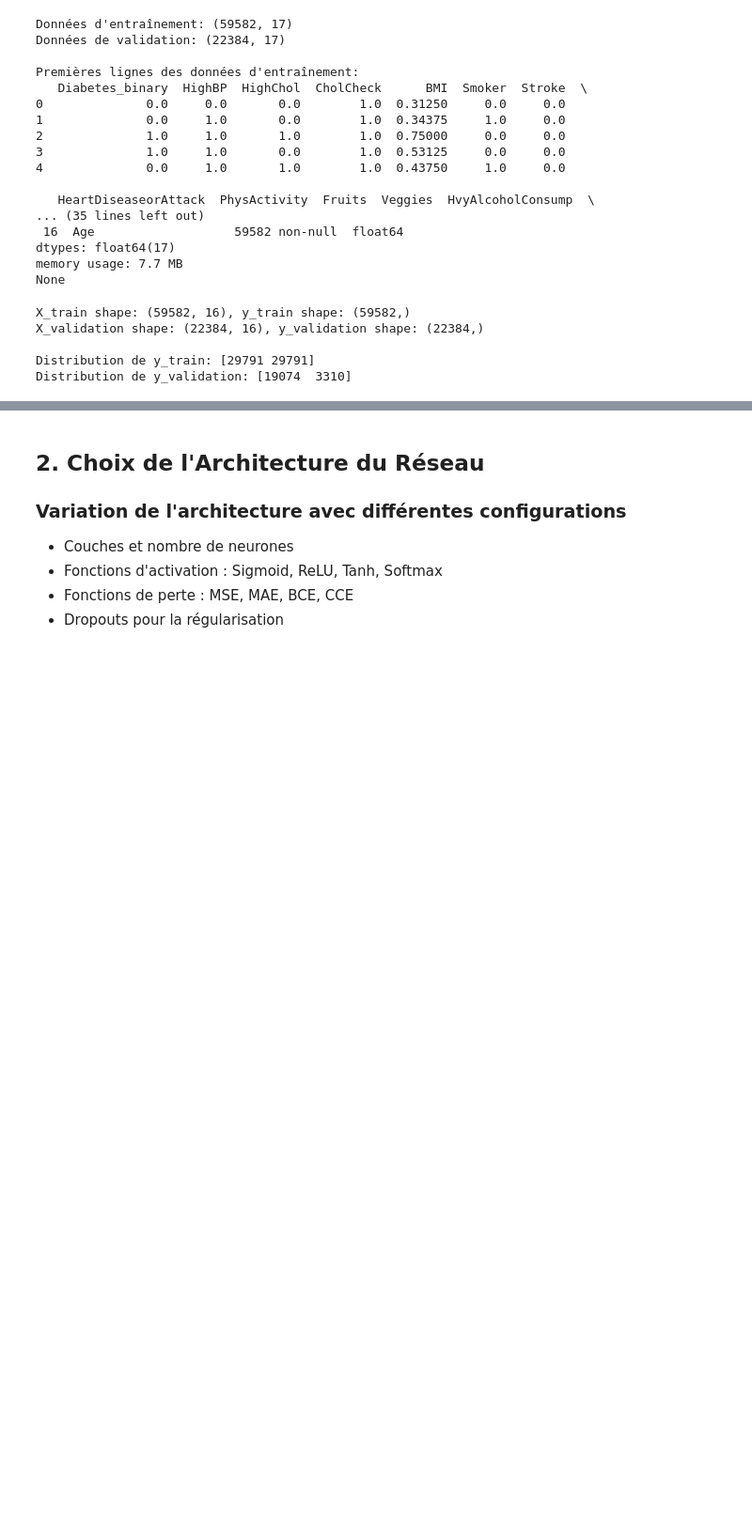
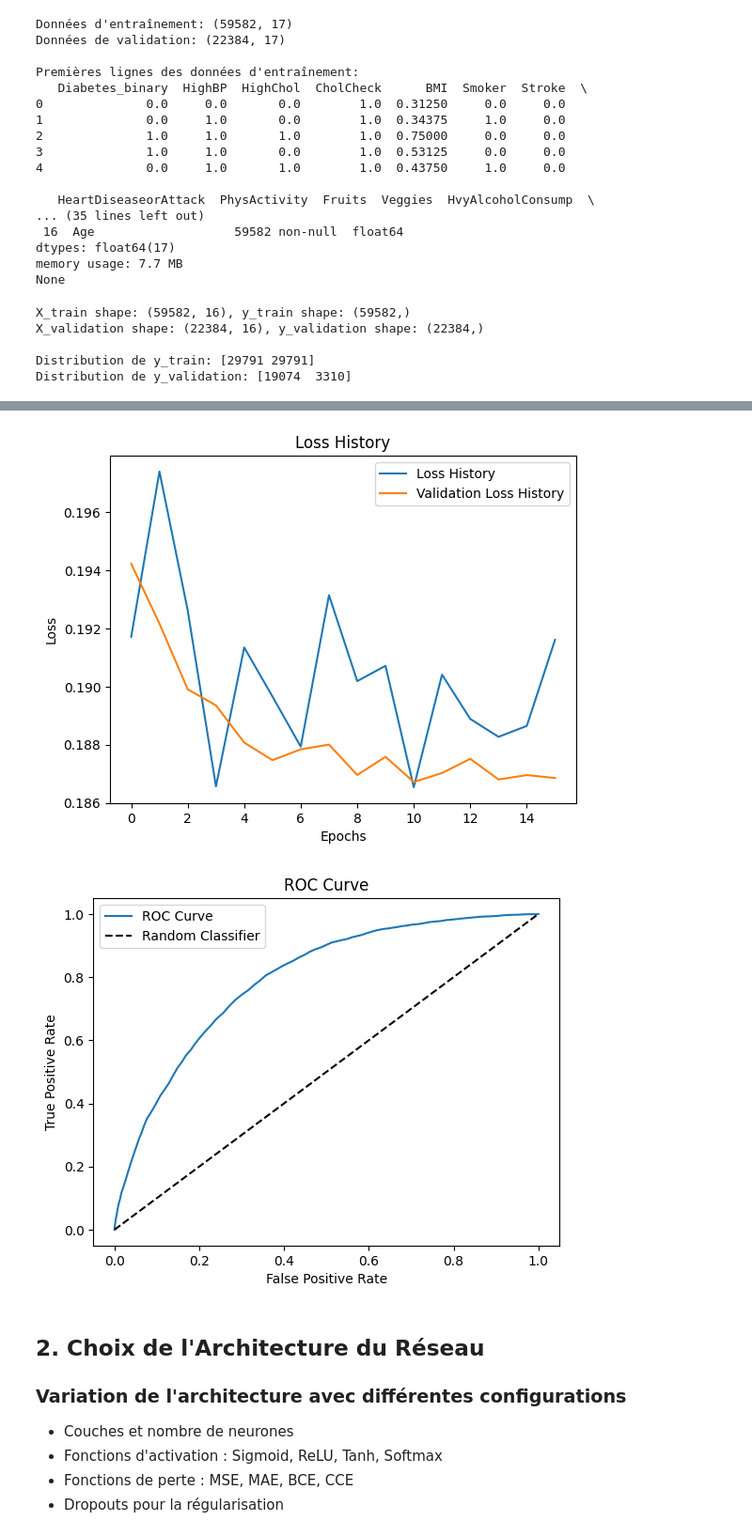
Before and after one commit to 0xybo/CESI_A4_IA_DeepLearning, a Jupyter notebook: Livrable 2.ipynb, the cells around one changed output, grey strips where cells are left out. Shown at 94% size. Drawn from its saved outputs; the diff is of its cells as text; code cells hidden in the pictures; blank space fills up the shorter version.

```diff
--- a/Livrable 2.ipynb
+++ b/Livrable 2.ipynb
@@ -402,9 +402,9 @@ from lib.neural_network.callback.draw_real_time_loss import DrawRealTimeLoss
 from lib.neural_network.callback.progress_bar import ProgressBar
 
 nn = NeuralNetwork([
-    Layer(neurons=64, activation=Relu()),
-    Layer(neurons=32, activation=Relu()),
-    Layer(neurons=1, activation=Sigmoid()),
+    Layer(neurons=64, activation=Relu(), dropout_rate=0.1),
+    Layer(neurons=32, activation=Relu(), dropout_rate=0.1),
+    Layer(neurons=1, activation=Sigmoid(), dropout_rate=0.0),
 ], loss=MeanSquaredError(), inputs=X_train.shape[1])
 
 nn.add_callback(EarlyStopping())
@@ -415,7 +415,7 @@ nn.fit(
     X_train.to_numpy(),
     y_train.to_numpy(),
     epochs=100,
-    batch_size=32,
+    batch_size=500,
     learning_rate=0.01
 )
 
@@ -440,3 +431,5 @@ Epoch 3/100
+[figure, added]
+[figure, added]
 # %% [markdown]
 ## 2. Choix de l'Architecture du Réseau
 
```
Also changed, not shown: parts of 1 cell of this notebook, 2 other files.
